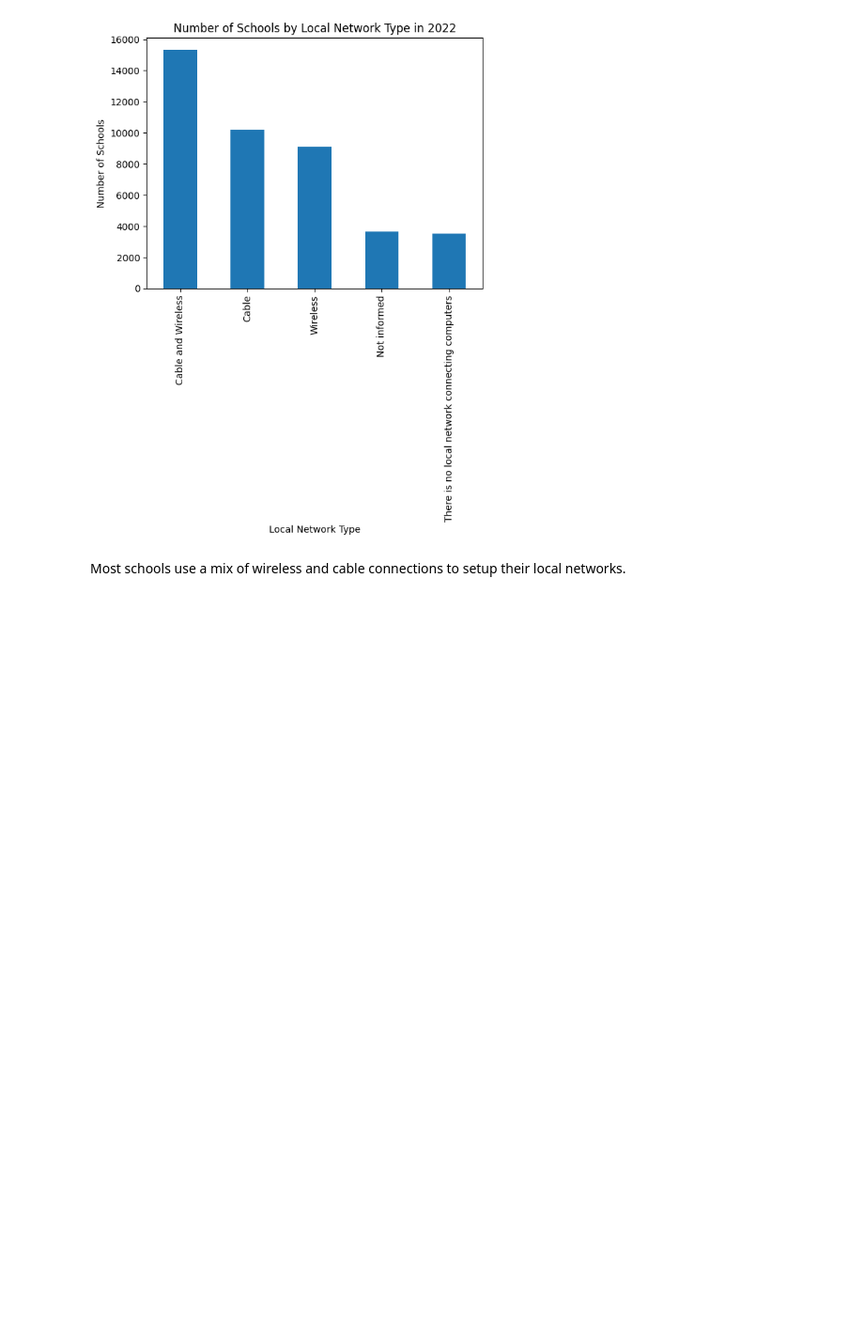
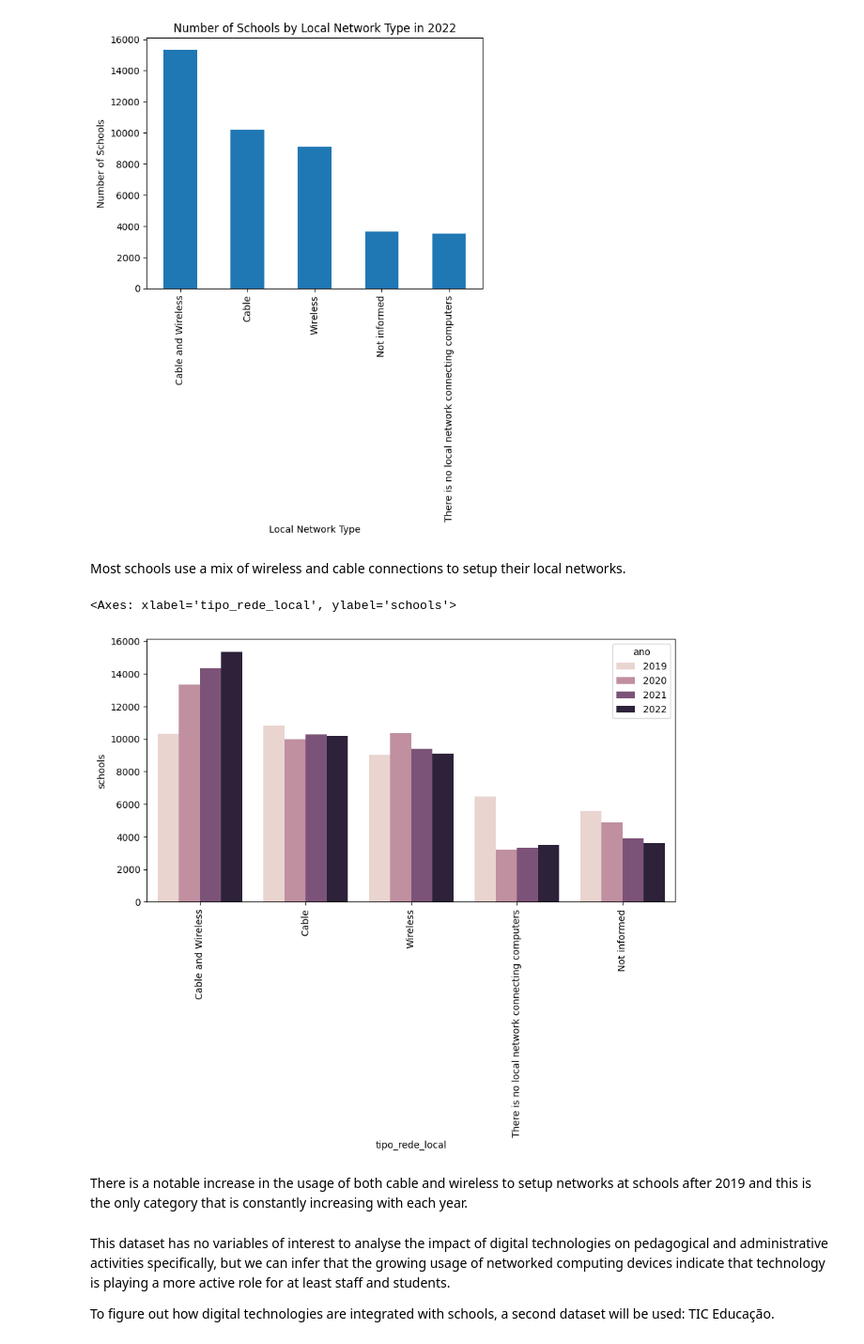
Before and after one commit to henriquefreitassouza/analysis, a Jupyter notebook: Private Schools in Brazil.ipynb, the cells around one changed output. Shown at 94% size. Cells and saved outputs as stored; diff of their text form; code cells hidden in the pictures; blank space fills up the shorter version.

Commit message:
Local network type broke down by year added.

```diff
--- a/Private Schools in Brazil.ipynb
+++ b/Private Schools in Brazil.ipynb
@@ -78,6 +78,8 @@ regions = {
     'RS': 'South',
     'SC': 'South'
 }
+
+df['region'] = df['sigla_uf'].apply(lambda x: regions[x])
 # %%
 # Extract the current and previous years. Using copy to avoid the warning of setting values on a filtered view
 df_2022 = df[df['ano'] == 2022].copy()
@@ -355 +357,9 @@ This may suggest that schools are finding new ways to integrate digital technolo
+# %%
+tipo_rede_local_options = {
+    0: 'There is no local network connecting computers',
+    1: 'Cable',
+    2: 'Wireless',
+    3: 'Cable and Wireless',
+    9: 'Not informed'
+}
 # %%
@@ -359,3 +369,20 @@ pd.DataFrame(df_2022['tipo_rede_local'].value_counts()).rename(index = {0: 'Ther
 [figure]
 # %% [markdown]
 Most schools use a mix of wireless and cable connections to setup their local networks.
+# %%
+df_local_network_type = pd.DataFrame(df[df['ano'].isin([2019, 2020, 2021, 2022])].groupby(['ano', 'tipo_rede_local']).size().reset_index()).rename(columns = {0: 'schools'}).sort_values(by = ['schools'], ascending = False)
+df_local_network_type['tipo_rede_local'] = df_local_network_type['tipo_rede_local'].apply(lambda x: tipo_rede_local_options[x])
+
+fig, axes = plt.subplots(1, 1, figsize = (10, 5))
+
+axes.tick_params(axis = 'x',  labelrotation = 90)
+sns.barplot(data = df_local_network_type, x = 'tipo_rede_local', y = 'schools', hue = 'ano', ax = axes)
+# %% [output]
+<Axes: xlabel='tipo_rede_local', ylabel='schools'>
+[figure, added]
+# %% [markdown]
+There is a notable increase in the usage of both cable and wireless to setup networks at schools after 2019 and this is the only category that is constantly increasing with each year.
+# %% [markdown]
+This dataset has no variables of interest to analyse the impact of digital technologies on pedagogical and administrative activities specifically, but we can infer that the growing usage of networked computing devices indicate that technology is playing a more active role for at least staff and students.
+
+To figure out how digital technologies are integrated with schools, a second dataset will be used: TIC Educação.
```
Also changed, not shown: parts of 2 cells of this notebook.
